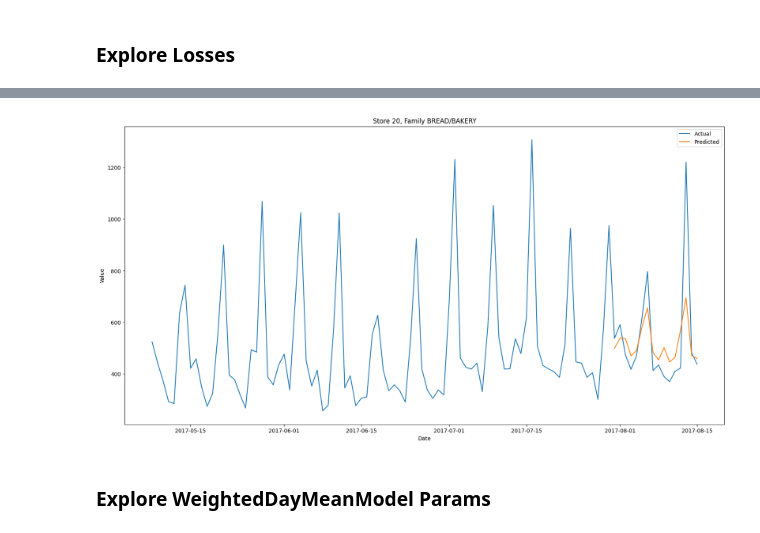
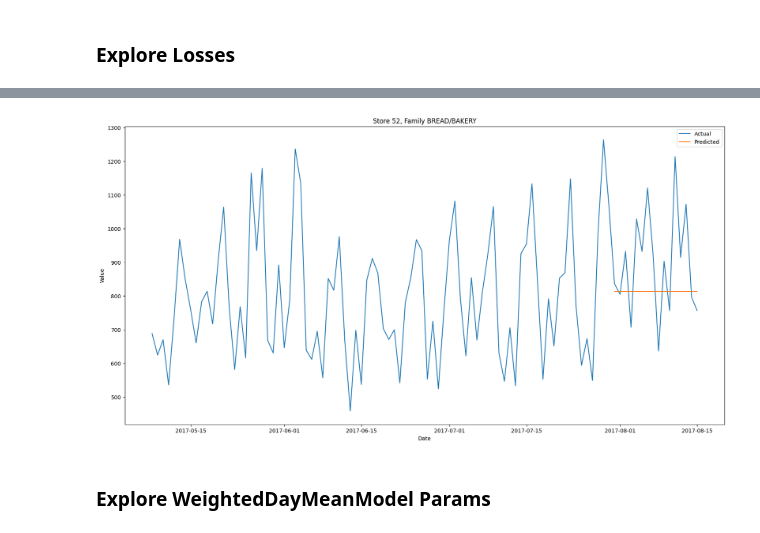
Before and after one commit to Tikhon-Radkevich/Store-Sales, a Jupyter notebook: notebooks/baseline/stat_methods/explore.ipynb, the cells around one changed output, grey strips where cells are left out. Saved outputs shown, nothing was run; the diff lists cells and outputs as text; code cells hidden in the pictures.

```diff
--- a/notebooks/baseline/stat_methods/explore.ipynb
+++ b/notebooks/baseline/stat_methods/explore.ipynb
@@ -193,21 +236,21 @@ losses
 162 rows × 3 columns
 # %%
 family_to_plot = "BREAD/BAKERY"
-store_nbr_to_plot = 20
+store_nbr_to_plot = 52
 
 data_to_plot_df = family_store_con(train_df, family_to_plot, store_nbr_to_plot)
 test_data_to_plot_df = family_store_con(test_df, family_to_plot, store_nbr_to_plot)
 # %%
 store_family_prediction_plot(
-    predictor=weighted_day_mean_predictor,
+    predictor=daily_predictor,
     data_to_plot=data_to_plot_df,
     family=family_to_plot,
     store_nbr=store_nbr_to_plot,
     # test_data=test_data_to_plot_df,
-    data_slice=100
+    data_slice=100,
 )
 # %% [output]
-[figure, old version]
+[figure, new version]
 # %% [markdown]
 ### Explore WeightedDayMeanModel Params
 # %%
```
Also changed, not shown: parts of 19 cells of this notebook.
